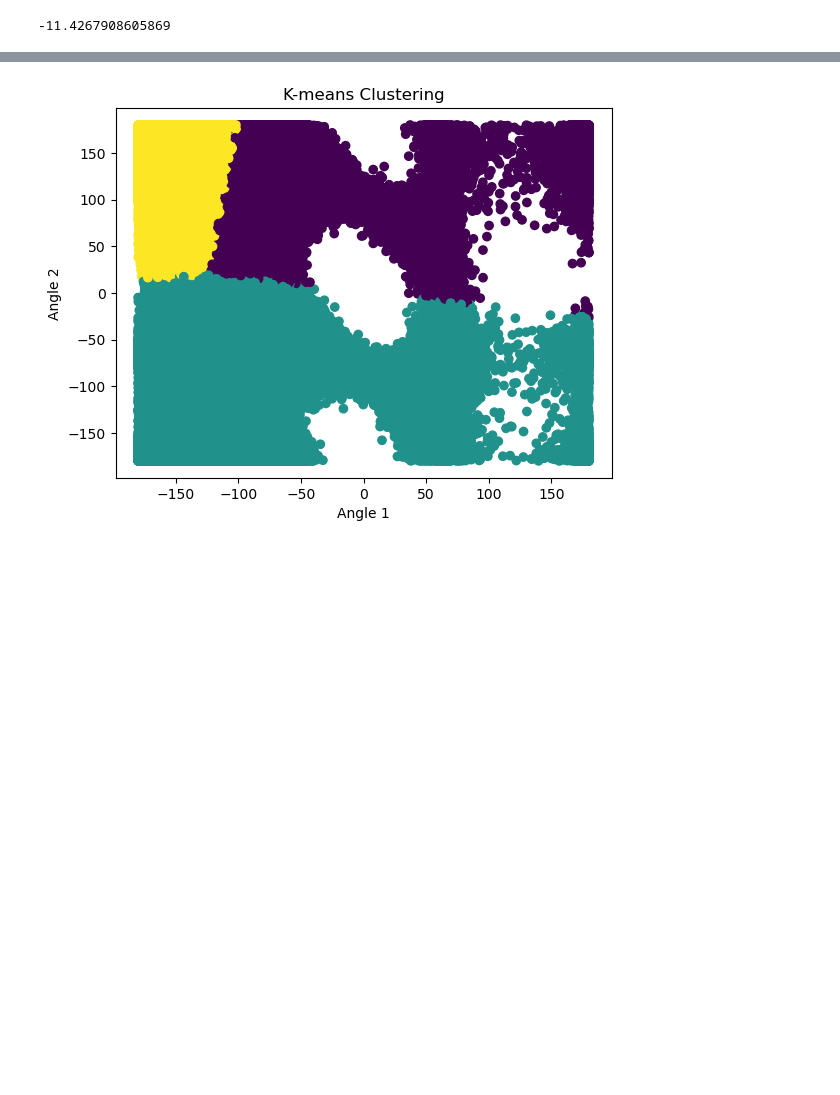
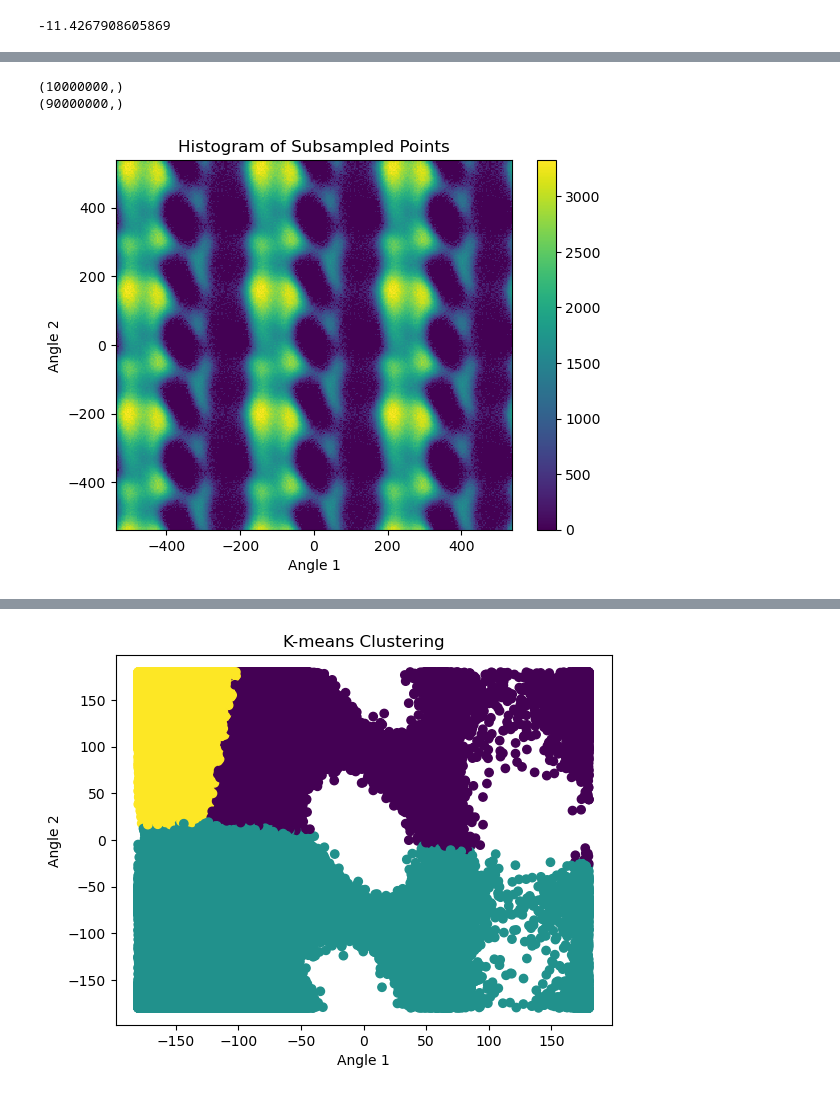
Before and after one commit to balu1029/gnn_uncertainty, a Jupyter notebook: datasets/helper/cv_visualizer.ipynb, the cells around one changed output, grey strips where cells are left out. Saved outputs shown, nothing was run; the diff lists cells and outputs as text; code cells hidden in the pictures; blank space fills up the shorter version.

```diff
--- a/datasets/helper/cv_visualizer.ipynb
+++ b/datasets/helper/cv_visualizer.ipynb
@@ -209,0 +258,20 @@ print(gmm_score)
+# %%
+shift = 360
+sampled_psi = x_samples[indices]
+sampled_phi = y_samples[indices]
+sampled_phi_augmented = np.concatenate((sampled_phi, sampled_phi + shift, sampled_phi - shift, sampled_phi, sampled_phi, sampled_phi + shift ,sampled_phi + shift, sampled_phi - shift, sampled_phi - shift))
+sampled_psi_augmented = np.concatenate((sampled_psi, sampled_psi, sampled_psi, sampled_psi + shift, sampled_psi - shift, sampled_psi + shift, sampled_psi - shift, sampled_psi + shift, sampled_psi - shift))
+print(sampled_phi.shape)
+print(sampled_phi_augmented.shape)
+
+plt.hist2d(sampled_psi_augmented, sampled_phi_augmented, bins=300, cmap='viridis')
+plt.colorbar()
+plt.xlabel('Angle 1')
+plt.ylabel('Angle 2')
+plt.title('Histogram of Subsampled Points')
+plt.show()
+subsampled_points_augmented = np.column_stack([sampled_phi_augmented, sampled_psi_augmented])
+# %% [output]
+(10000000,)
+(90000000,)
+[figure, added]
```
Also changed, not shown: parts of 8 cells of this notebook.
